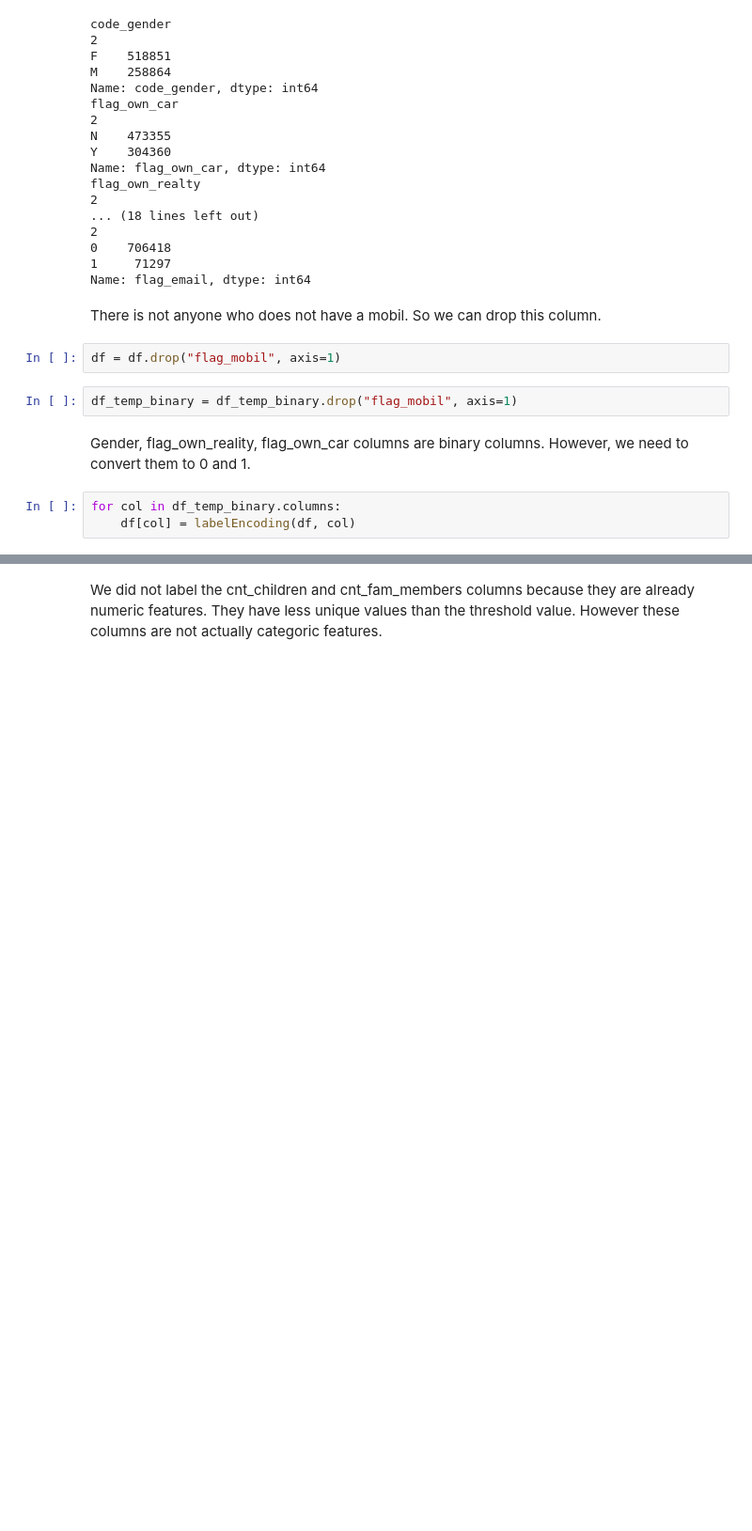
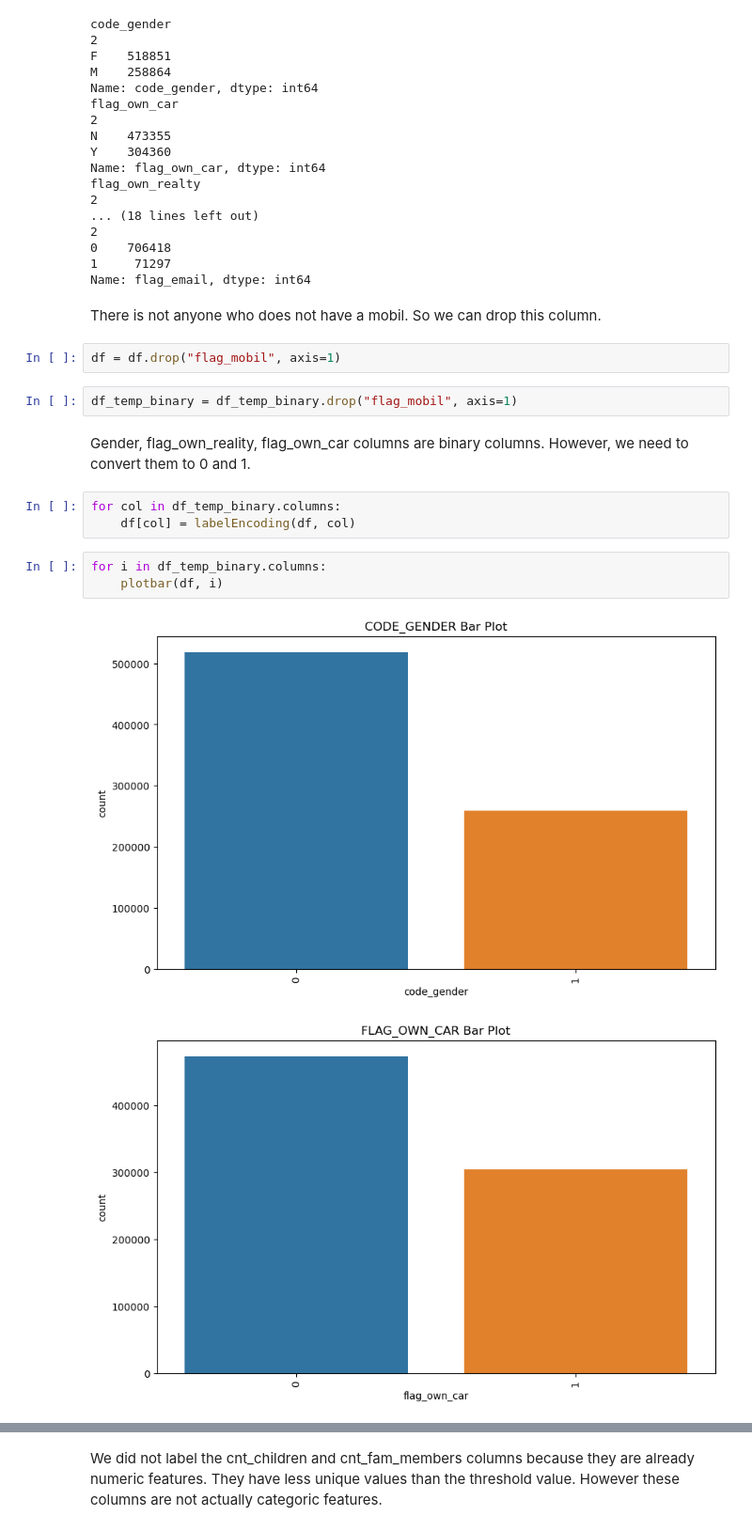
Before and after one commit to hasantahabagci/Credit-Card-Approval-Prediction, a Jupyter notebook: exploration.ipynb, the cells around one changed output, grey strips where cells are left out. Shown at 94% size. Saved outputs shown, nothing was run; the diff lists cells and outputs as text; blank space fills up the shorter version.

```diff
--- a/exploration.ipynb
+++ b/exploration.ipynb
@@ -616,3 +623,9 @@ Gender, flag_own_reality, flag_own_car columns are binary columns. However, we n
 # %%
 for col in df_temp_binary.columns:
     df[col] = labelEncoding(df, col)
+# %%
+for i in df_temp_binary.columns:
+    plotbar(df, i)
+# %% [output]
+[figure, added]
+[figure, added]
```
Also changed, not shown: parts of 21 cells of this notebook, 1 other file.
